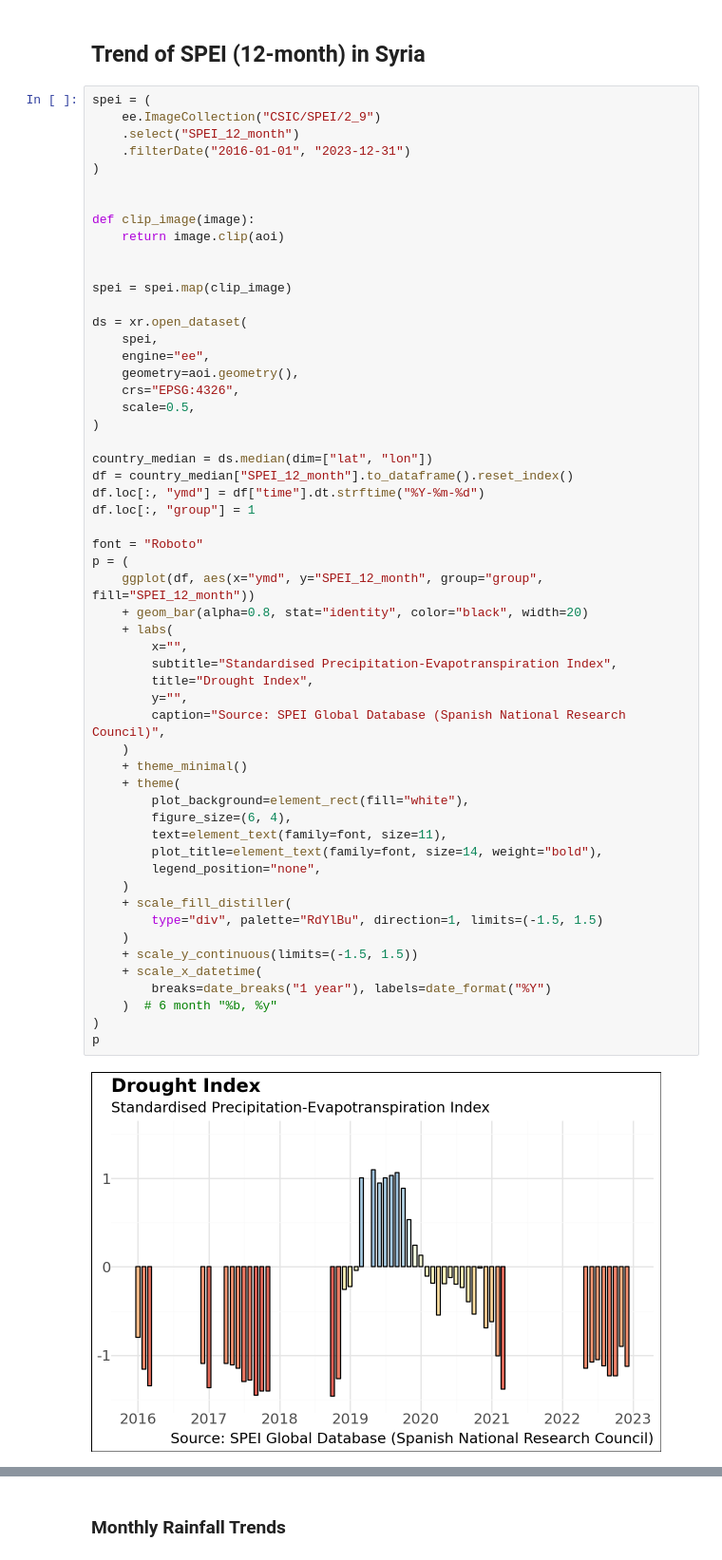
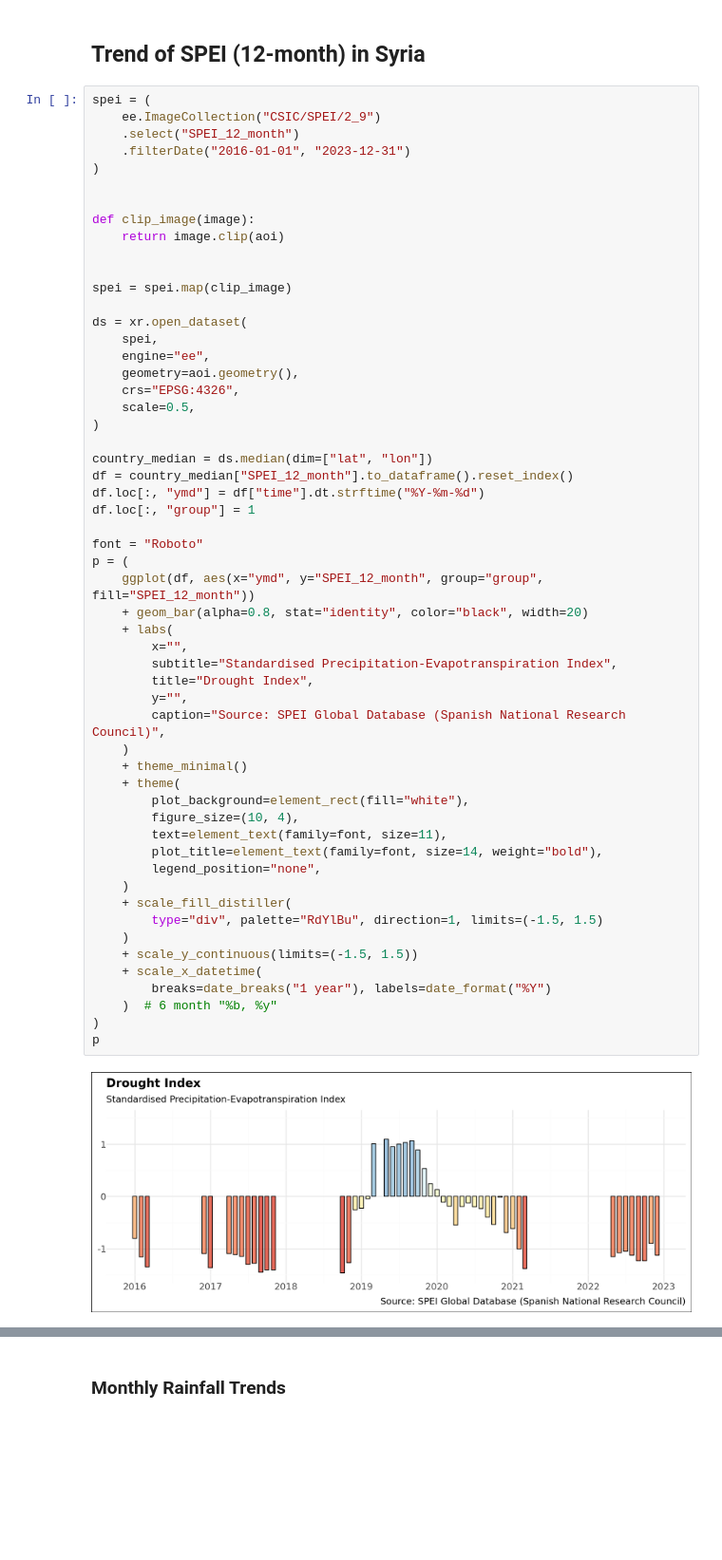
Before and after one commit to datapartnership/syria-economic-monitor, a Jupyter notebook: notebooks/vegetation-conditions/drought.ipynb, the cells around one changed output, grey strips where cells are left out. Shown at 95% size. Cells and saved outputs as stored; diff of their text form; blank space fills up the shorter version.

```diff
--- a/notebooks/vegetation-conditions/drought.ipynb
+++ b/notebooks/vegetation-conditions/drought.ipynb
@@ -222,35 +221,35 @@ df.loc[:, "ymd"] = df["time"].dt.strftime("%Y-%m-%d")
 df.loc[:, "group"] = 1
 
 font = "Roboto"
 p = (
     ggplot(df, aes(x="ymd", y="SPEI_12_month", group="group", fill="SPEI_12_month"))
     + geom_bar(alpha=0.8, stat="identity", color="black", width=20)
     + labs(
         x="",
         subtitle="Standardised Precipitation-Evapotranspiration Index",
         title="Drought Index",
         y="",
         caption="Source: SPEI Global Database (Spanish National Research Council)",
     )
     + theme_minimal()
     + theme(
         plot_background=element_rect(fill="white"),
-        figure_size=(6, 4),
+        figure_size=(10, 4),
         text=element_text(family=font, size=11),
         plot_title=element_text(family=font, size=14, weight="bold"),
         legend_position="none",
     )
     + scale_fill_distiller(
         type="div", palette="RdYlBu", direction=1, limits=(-1.5, 1.5)
     )
     + scale_y_continuous(limits=(-1.5, 1.5))
     + scale_x_datetime(
         breaks=date_breaks("1 year"), labels=date_format("%Y")
     )  # 6 month "%b, %y"
 )
 p
 # %% [output]
-[figure, old version]
+[figure, new version]
 # %%
 # pal = colormaps.get_palette('RdYlBu', 10) # Greens BrBG
 # visParams = {
```
Also changed, not shown: parts of 5 cells of this notebook.
